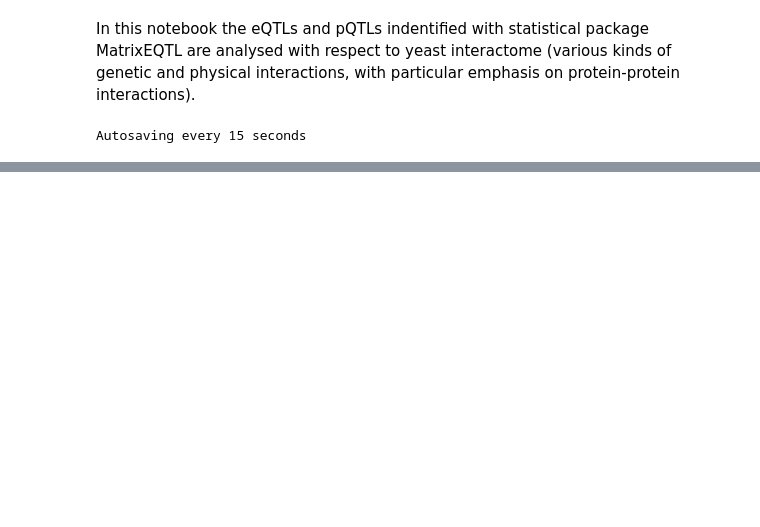
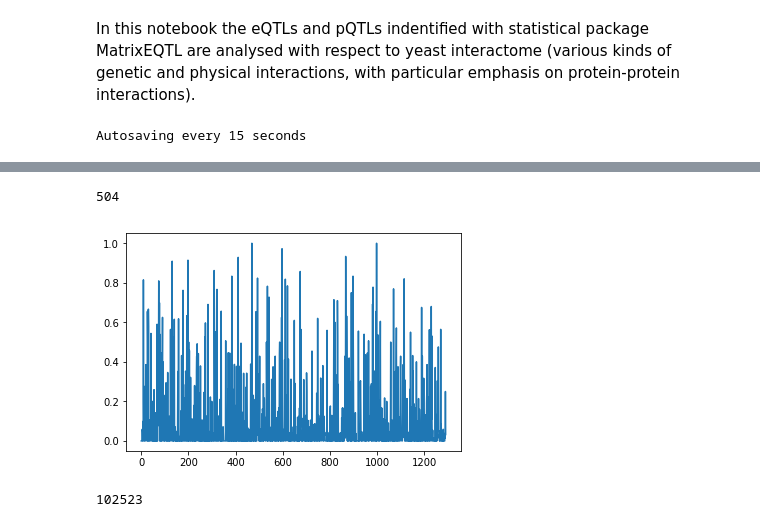
Before and after one commit to ivanov-v-v/PPINs-QTLs-Joint-Analysis, a Jupyter notebook: src/data_analysis.ipynb, the cells around one changed output, grey strips where cells are left out. Drawn from its saved outputs; the diff is of its cells as text; code cells hidden in the pictures; blank space fills up the shorter version.

```diff
--- a/src/data_analysis.ipynb
+++ b/src/data_analysis.ipynb
@@ -265,0 +324,31 @@ make_plots(avg_pQTLs_similarity, avg_pQTLs_similarity_for_randomized_interaction
+# %%
+# Взять какой-то ген, рассмотреть его eQTLs и его соседей в графе физических взаимодействий,
+# записать их в одно множество и выбрать p-значения всех пар данного гена с каким-то из них.
+# Показать, что существенная часть выбранных генов будет pQTLs.
+# pQTLs всё-таки придётся пересчитывать заново, потому что в pQTLs.csv
+# уже проведена фильтрация по FDR, и никакого нового результата из этого
+# датасета извлечь уже не выйдет.
+
+
+def get_linked_genes(gene_name, QTL_df):
+    return set(QTL_df[QTL_df["gene"] == gene_name]["SNP"].values)
+
+
+def get_interacting_genes(gene_name, interaction_df):
+    return set((interaction_df[interaction_df["Interactor A"] == gene_name]["Interactor B"].values)) \
+           | set((interaction_df[interaction_df["Interactor B"] == gene_name]["Interactor A"].values))
+
+
+similarity_hist = []
+for gene_name in set(pQTL_df["gene"].values):
+    linked = get_linked_genes(gene_name, eQTL_df)
+    interacting = get_interacting_genes(gene_name, physical_interactions_df) \
+                    | get_interacting_genes(gene_name, genetic_interactions_df)
+    # interacting = set()
+    pQTLs = get_linked_genes(gene_name, pQTL_df)
+    similarity_hist.append(float(len((interacting | linked) & pQTLs)) / len(pQTLs))
+
+plt.plot(similarity_hist)
+# %% [output]
+504
+[figure, added]
@@ -265,0 +376,5 @@ make_plots(avg_pQTLs_similarity, avg_pQTLs_similarity_for_randomized_interaction
+# %%
+#len(p_values)
+len(sample_pairs)
+# %% [output]
+102523
```
Also changed, not shown: parts of 16 cells of this notebook, 27 other files.
